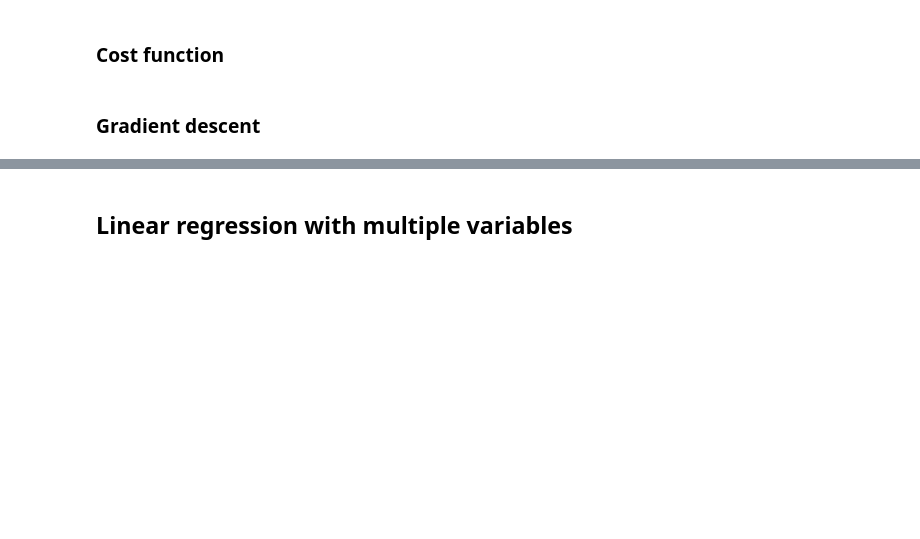
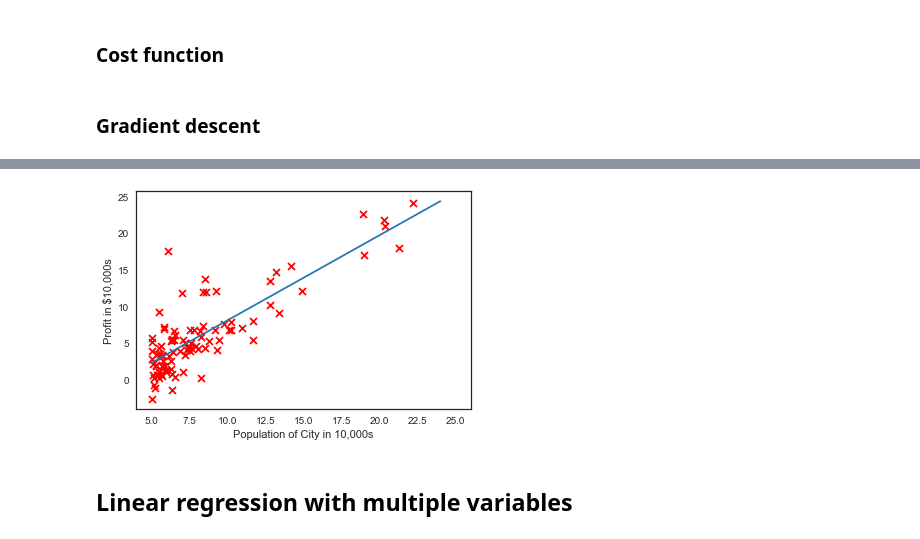
Before and after one commit to FedericoCiner/ml-coursera, a Jupyter notebook: notebooks/Exercise 1 - Linear Regression.ipynb, the cells around one changed output, grey strips where cells are left out. Drawn from its saved outputs; the diff is of its cells as text; code cells hidden in the pictures; blank space fills up the shorter version.

```diff
--- a/notebooks/Exercise 1 - Linear Regression.ipynb
+++ b/notebooks/Exercise 1 - Linear Regression.ipynb
@@ -87,3 +88,19 @@ Theta:  [-3.63029144  1.16636235]
+# %%
+# Set up plot
+plt.scatter(x, y, c = "r", marker = "x")
+plt.xlim(4,26)
+plt.ylabel("Profit in $10,000s")
+plt.xlabel("Population of City in 10,000s")
+
+# Plot linear regression function
+x_vals = np.arange(5,25)
+y_vals = theta[0] + (theta[1] * x_vals)
+plt.plot(x_vals, y_vals, label = "Linear regression - gradient descent")
+
+# Plot scikit-learn linear regression model for comparison
+## TODO
+# %% [output]
+[figure, added]
 # %% [markdown]
 ## Linear regression with multiple variables
 # %%
```
Also changed, not shown: parts of 4 cells of this notebook.
